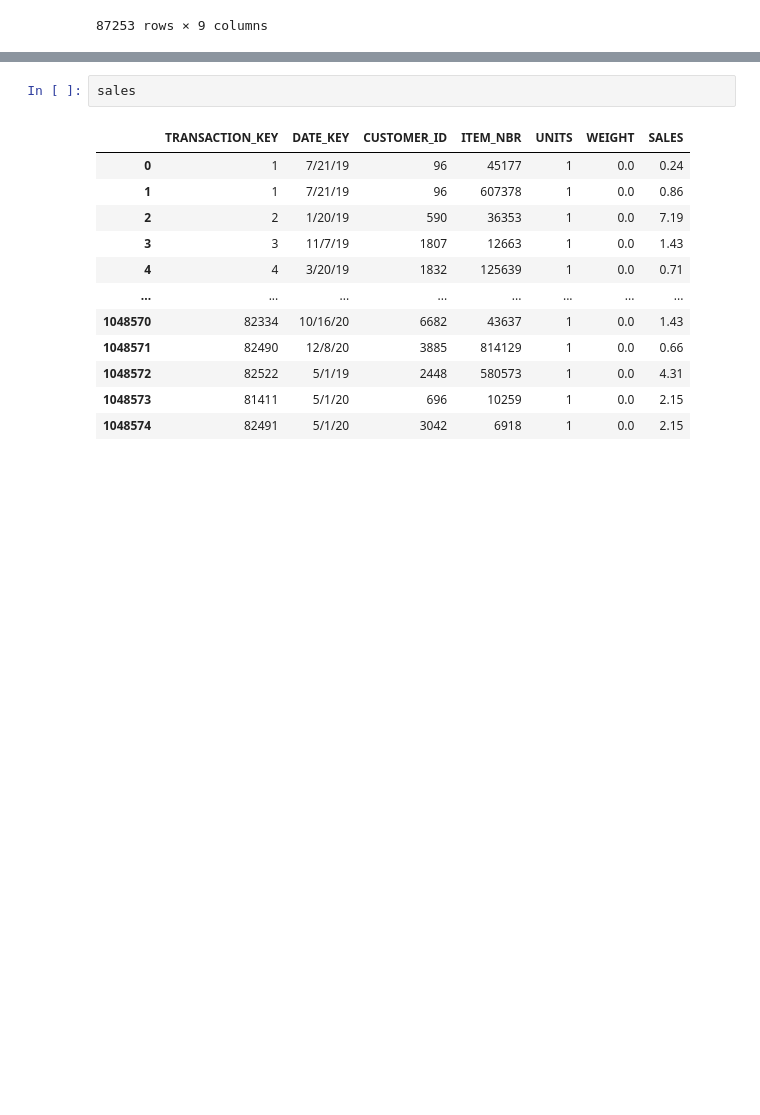
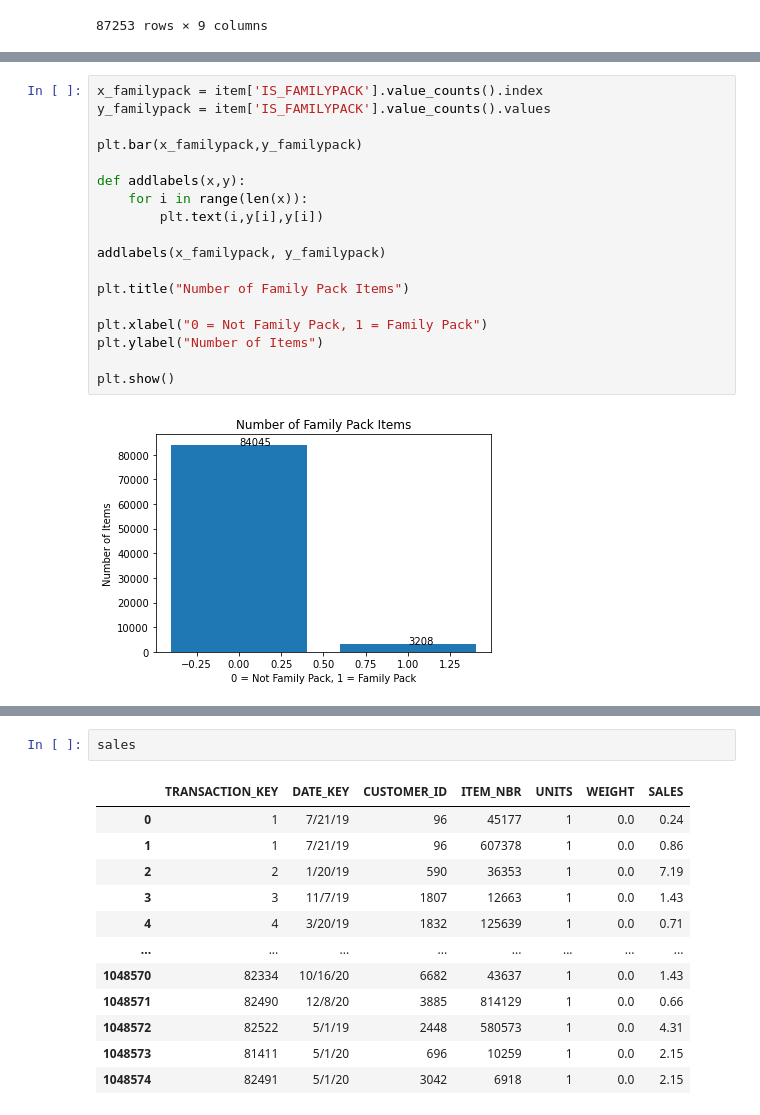
Before and after one commit to mtienpasertkij/Wegmans-Project, a Jupyter notebook: EDA.ipynb, the cells around one changed output, grey strips where cells are left out. Drawn from its saved outputs; the diff is of its cells as text; blank space fills up the shorter version.

```diff
--- a/EDA.ipynb
+++ b/EDA.ipynb
@@ -96,0 +143,20 @@ item
+# %%
+x_familypack = item['IS_FAMILYPACK'].value_counts().index
+y_familypack = item['IS_FAMILYPACK'].value_counts().values
+
+plt.bar(x_familypack,y_familypack)
+
+def addlabels(x,y):
+    for i in range(len(x)):
+        plt.text(i,y[i],y[i])
+
+addlabels(x_familypack, y_familypack)
+
+plt.title("Number of Family Pack Items")
+
+plt.xlabel("0 = Not Family Pack, 1 = Family Pack")
+plt.ylabel("Number of Items")
+
+plt.show()
+# %% [output]
+[figure, added]
```
Also changed, not shown: parts of 5 cells of this notebook.
